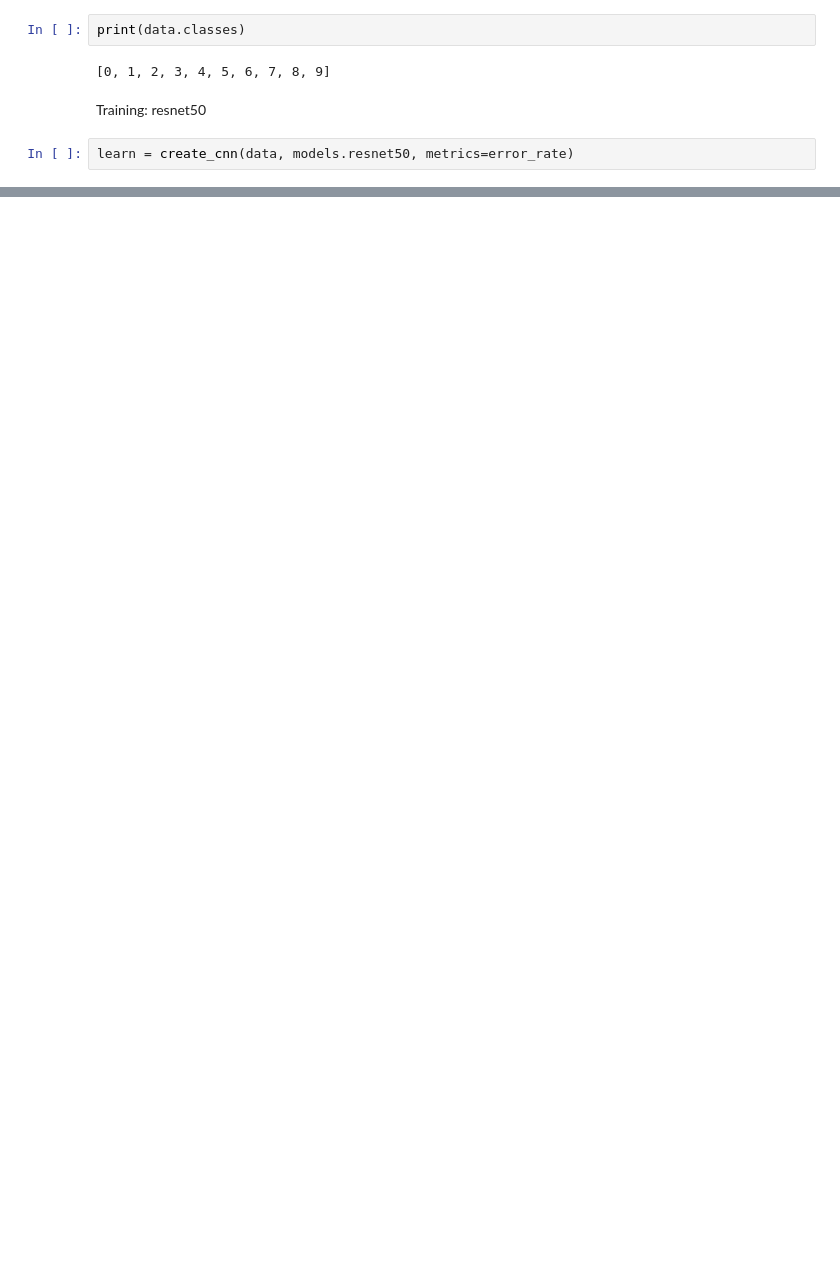
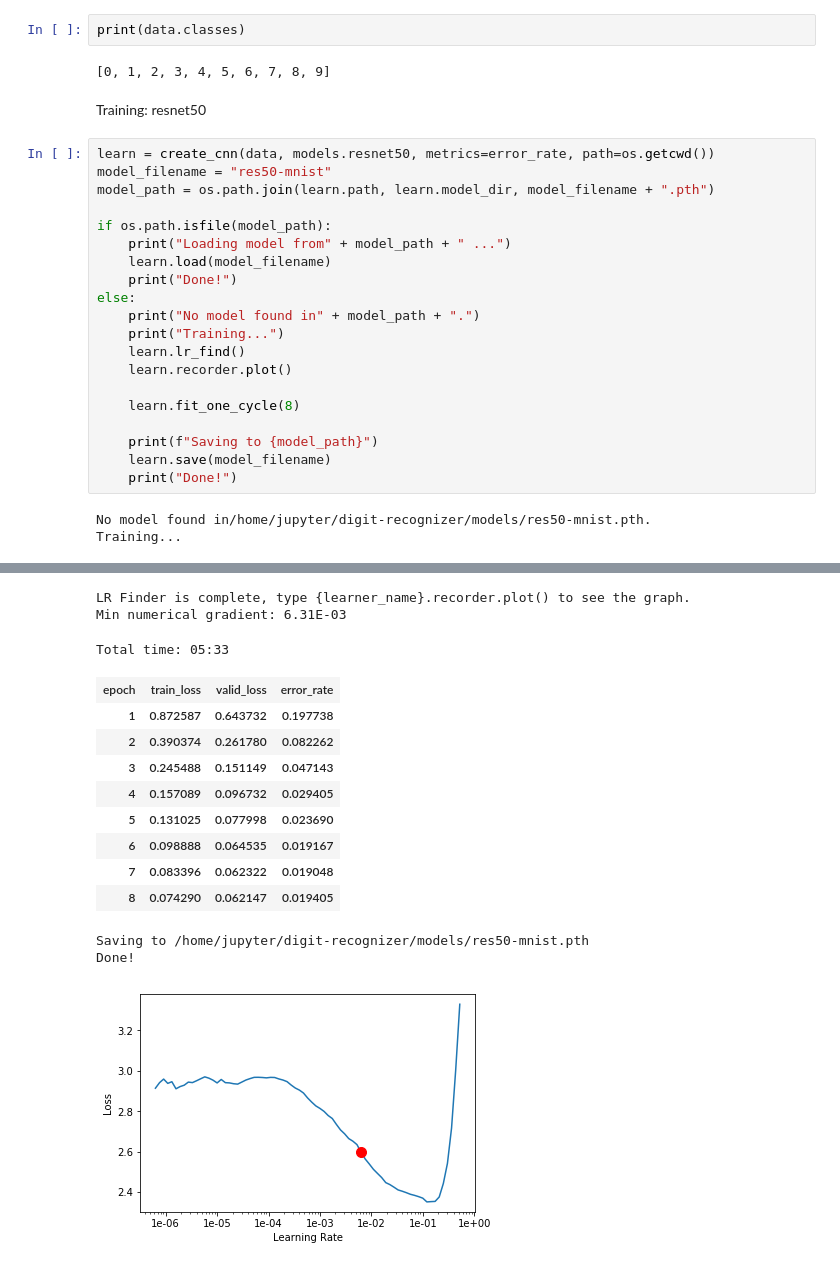
Before and after one commit to GoncaloKLopes/digit-recognition, a Jupyter notebook: digit-recognizer.ipynb, the cells around one changed output, grey strips where cells are left out. Cells and saved outputs as stored; diff of their text form; blank space fills up the shorter version.

```diff
--- a/digit-recognizer.ipynb
+++ b/digit-recognizer.ipynb
@@ -90,5 +103,26 @@ print(data.classes)
 [0, 1, 2, 3, 4, 5, 6, 7, 8, 9]
 # %% [markdown]
 Training: resnet50
-# %%
-learn = create_cnn(data, models.resnet50, metrics=error_rate)
+# %%
+learn = create_cnn(data, models.resnet50, metrics=error_rate, path=os.getcwd())
+model_filename = "res50-mnist"
+model_path = os.path.join(learn.path, learn.model_dir, model_filename + ".pth")
+
+if os.path.isfile(model_path):
+    print("Loading model from" + model_path + " ...")
+    learn.load(model_filename)
+    print("Done!")
+else:
+    print("No model found in" + model_path + ".")
+    print("Training...")
+    learn.lr_find()
+    learn.recorder.plot()
+
+    learn.fit_one_cycle(8)
+
+    print(f"Saving to {model_path}")
+    learn.save(model_filename)
+    print("Done!")
+# %% [output]
+No model found in/home/jupyter/digit-recognizer/models/res50-mnist.pth.
+Training...
@@ -94,0 +130,15 @@ learn = create_cnn(data, models.resnet50, metrics=error_rate)
+LR Finder is complete, type {learner_name}.recorder.plot() to see the graph.
+Min numerical gradient: 6.31E-03
+Total time: 05:33
+| epoch | train_loss | valid_loss | error_rate |
+| 1 | 0.872587 | 0.643732 | 0.197738 |
+| 2 | 0.390374 | 0.261780 | 0.082262 |
+| 3 | 0.245488 | 0.151149 | 0.047143 |
+| 4 | 0.157089 | 0.096732 | 0.029405 |
+| 5 | 0.131025 | 0.077998 | 0.023690 |
+| 6 | 0.098888 | 0.064535 | 0.019167 |
+| 7 | 0.083396 | 0.062322 | 0.019048 |
+| 8 | 0.074290 | 0.062147 | 0.019405 |
+Saving to /home/jupyter/digit-recognizer/models/res50-mnist.pth
+Done!
+[figure, added]
```
Also changed, not shown: parts of 16 cells of this notebook, 3 other files.
